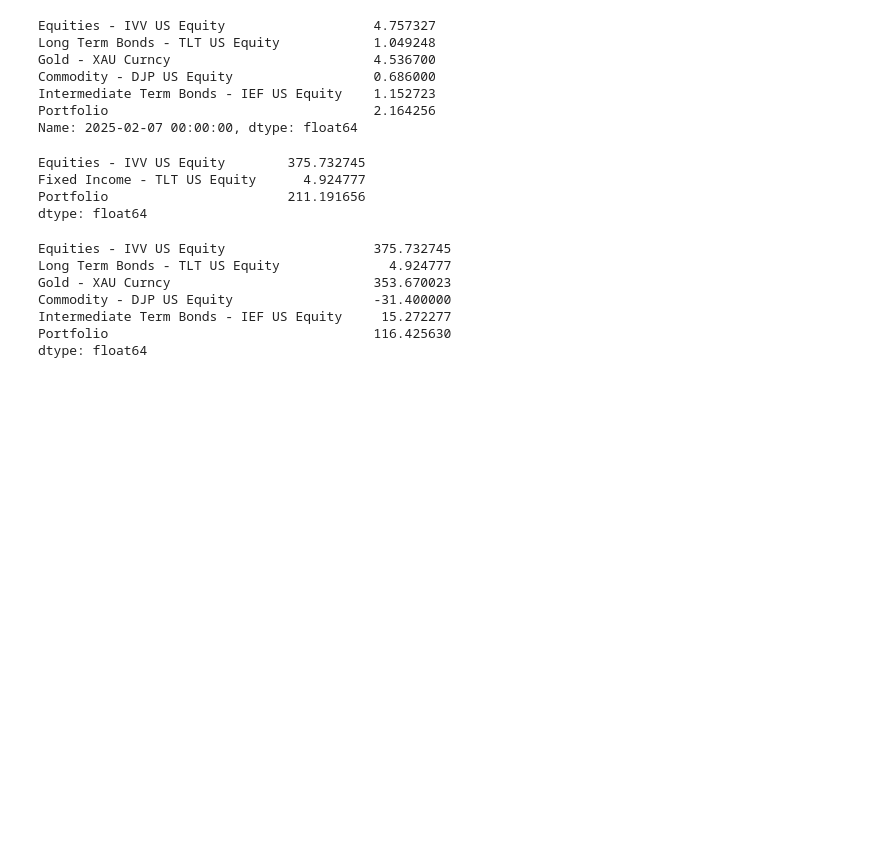
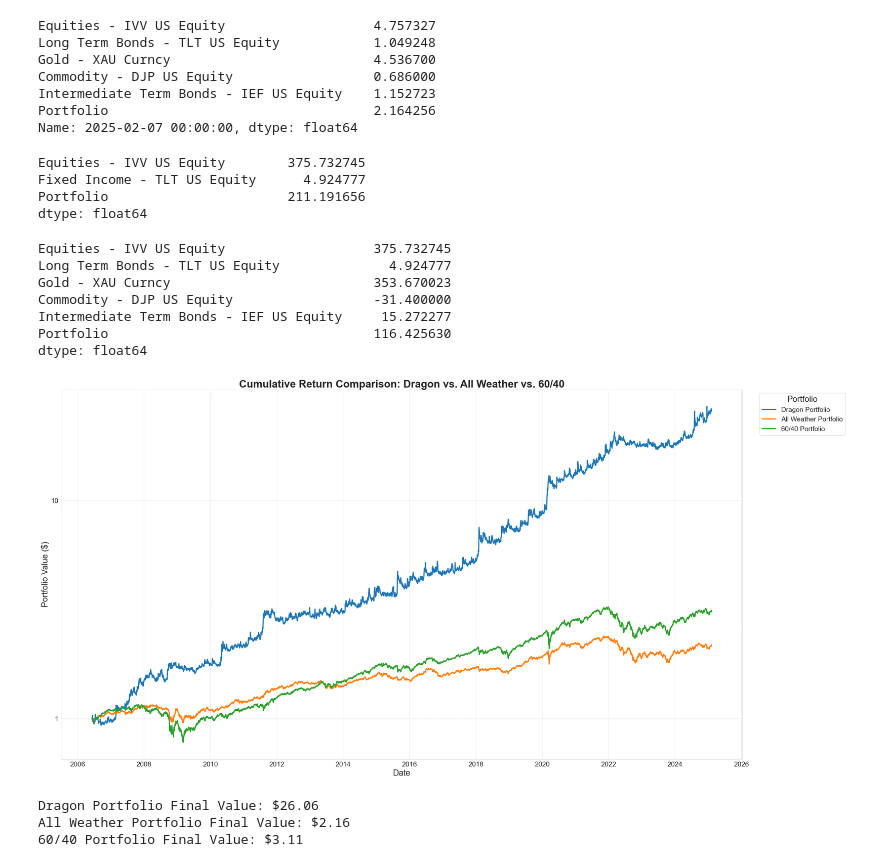
Before and after one commit to tommattoo/Dragon-Portfolio, a Jupyter notebook: dragon-portfolio.ipynb, the cells around one changed output. Saved outputs shown, nothing was run; the diff lists cells and outputs as text; code cells hidden in the pictures; blank space fills up the shorter version.

```diff
--- a/dragon-portfolio.ipynb
+++ b/dragon-portfolio.ipynb
@@ -703,3 +703,58 @@ Commodity - DJP US Equity                  -31.400000
 Intermediate Term Bonds - IEF US Equity     15.272277
 Portfolio                                  116.425630
 dtype: float64
+# %%
+# Set Seaborn style
+sns.set_style("whitegrid")
+
+# Compute cumulative portfolio values using only the "Portfolio" column
+cumulative_dragon = (1 + percentage_return_df["Portfolio"]).cumprod()
+cumulative_all_weather = (1 + percentage_return_all_weather["Portfolio"]).cumprod()
+cumulative_60_40 = (1 + percentage_return_60_40["Portfolio"]).cumprod()
+
+# Figure setup
+fig, ax = plt.subplots(figsize=(30, 15))
+
+# Plot only the "Portfolio" column for each dataset
+ax.plot(cumulative_dragon, label="Dragon Portfolio", linewidth=3)
+ax.plot(cumulative_all_weather, label="All Weather Portfolio", linewidth=3)
+ax.plot(cumulative_60_40, label="60/40 Portfolio", linewidth=3)
+
+# Titles and labels
+ax.set_title("Cumulative Return Comparison: Dragon vs. All Weather vs. 60/40", fontsize=28, fontweight='bold')
+ax.set_ylabel("Portfolio Value ($)", fontsize=22)
+ax.set_xlabel("Date", fontsize=22)
+
+# Use log scale for y-axis
+ax.set_yscale("log")
+ax.yaxis.set_major_locator(ticker.LogLocator(base=10.0, numticks=10))
+ax.yaxis.set_major_formatter(ticker.FormatStrFormatter("%.0f"))
+
+# Improve tick size
+ax.tick_params(axis="both", labelsize=18)
+
+# Legend
+ax.legend(title="Portfolio", bbox_to_anchor=(1.02, 1), loc="upper left", fontsize=18, title_fontsize=22)
+
+# Grid
+ax.grid(True, linestyle="--", alpha=0.7)
+
+# Show plot
+plt.tight_layout()
+plt.show()
+
+# Print final portfolio values
+final_values = {
+    "Dragon Portfolio": cumulative_dragon.iloc[-1],
+    "All Weather Portfolio": cumulative_all_weather.iloc[-1],
+    "60/40 Portfolio": cumulative_60_40.iloc[-1]
+}
+
+# Print final values for easy comparison
+for portfolio, value in final_values.items():
+    print(f"{portfolio} Final Value: ${value:,.2f}")
+# %% [output]
+[figure, added]
+Dragon Portfolio Final Value: $26.06
+All Weather Portfolio Final Value: $2.16
+60/40 Portfolio Final Value: $3.11
```
Also changed, not shown: parts of 1 cell of this notebook.
